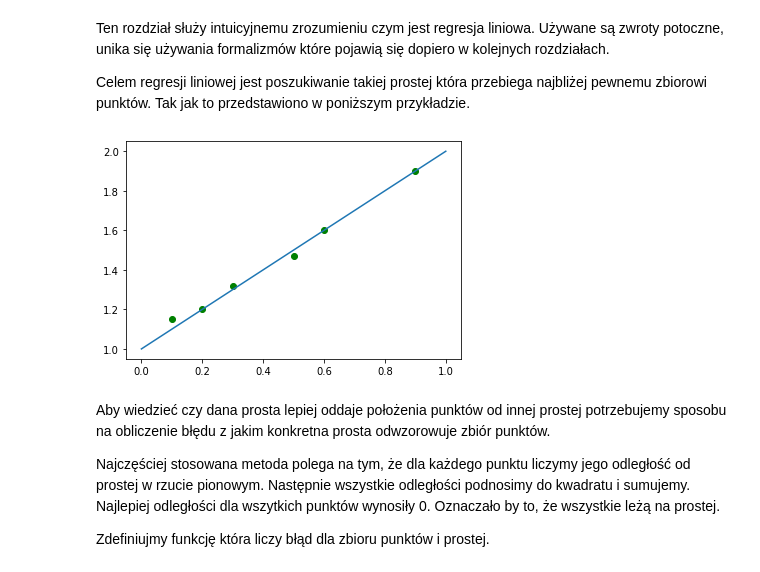
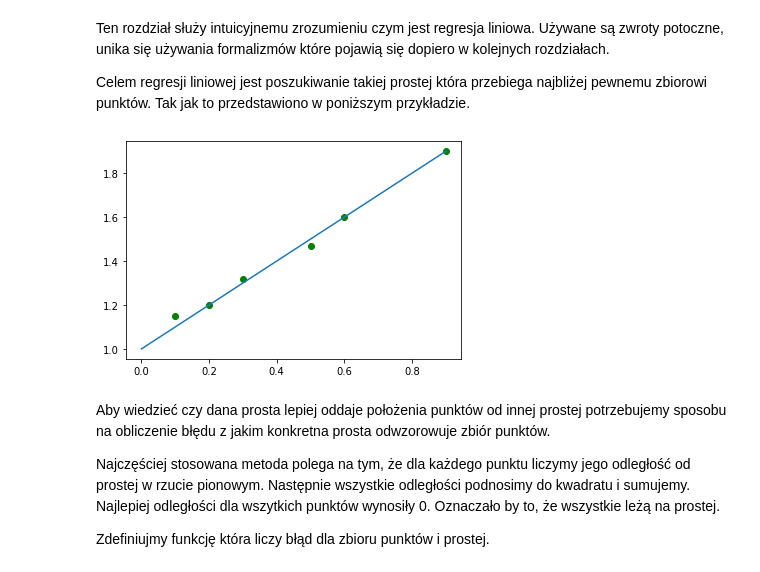
Before and after one commit to fdafadf/ml, a Jupyter notebook: MachineLearning.ipynb, the cells around one changed output. Saved outputs shown, nothing was run; the diff lists cells and outputs as text; code cells hidden in the pictures.

```diff
--- a/MachineLearning.ipynb
+++ b/MachineLearning.ipynb
@@ -13,21 +13,22 @@ Ten rozdział służy intuicyjnemu zrozumieniu czym jest regresja liniowa. Używ
 Celem regresji liniowej jest poszukiwanie takiej prostej która przebiega najbliżej pewnemu zbiorowi punktów. Tak jak to przedstawiono w poniższym przykładzie.
 # %%
 def draw_data_and_line(data, a, b):
+  max_x = data[:, 0].max()
   plt.scatter(*data.T, color='green')
-  plt.plot([0, 1], [b, a + b])
+  plt.plot([0, max_x], [b, a * max_x + b])
   plt.show()
 
 data = np.array([
   [0.1, 1.15],
   [0.2, 1.2],
   [0.3, 1.32],
   [0.5, 1.47],
   [0.6, 1.6],
   [0.9, 1.9],
 ])
 draw_data_and_line(data, 1, 1)
 # %% [output]
-[figure, old version]
+[figure, new version]
 # %% [markdown]
 Aby wiedzieć czy dana prosta lepiej oddaje położenia punktów od innej prostej potrzebujemy sposobu na obliczenie błędu z jakim konkretna prosta odwzorowuje zbiór punktów.
 
```
Also changed, not shown: parts of 12 cells of this notebook.
